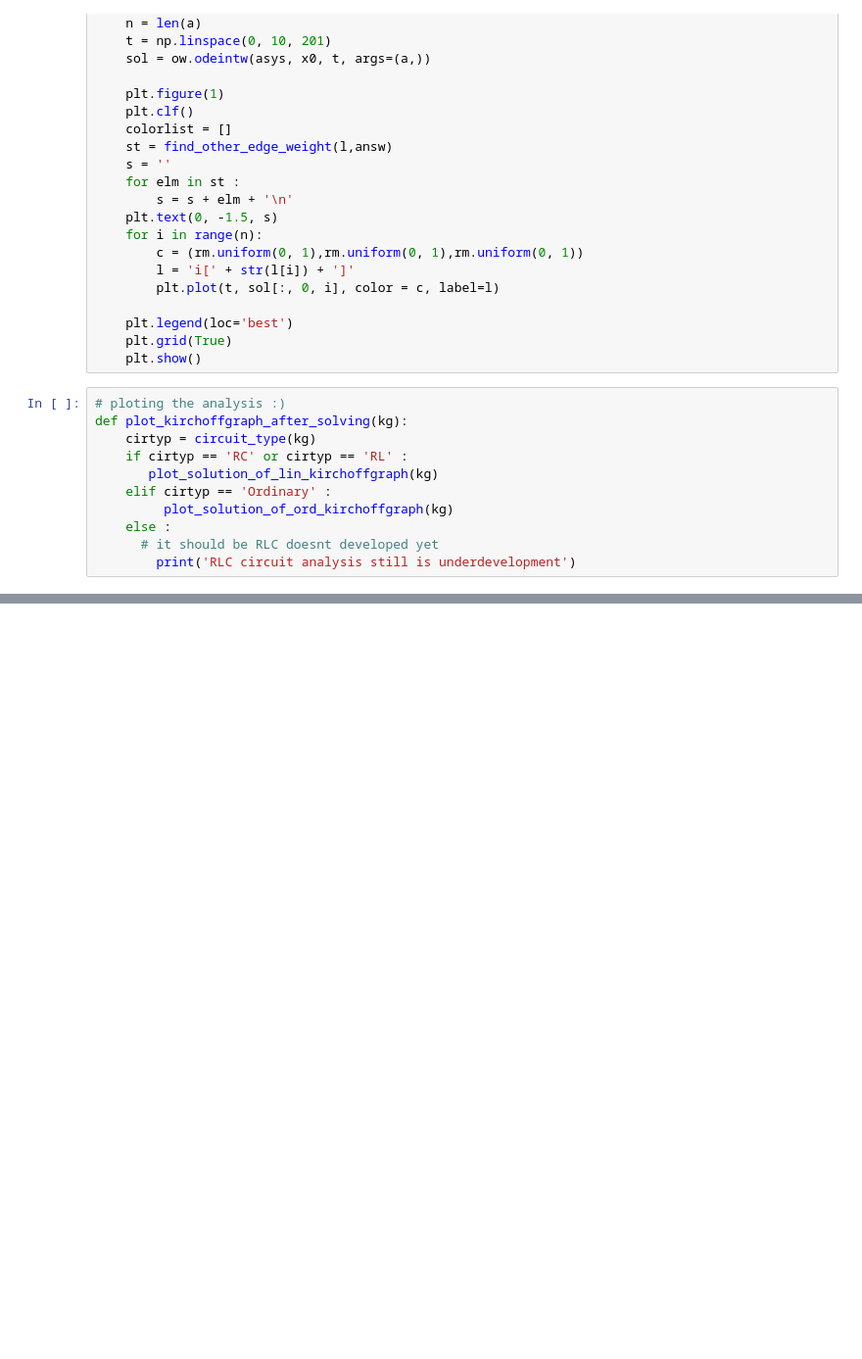
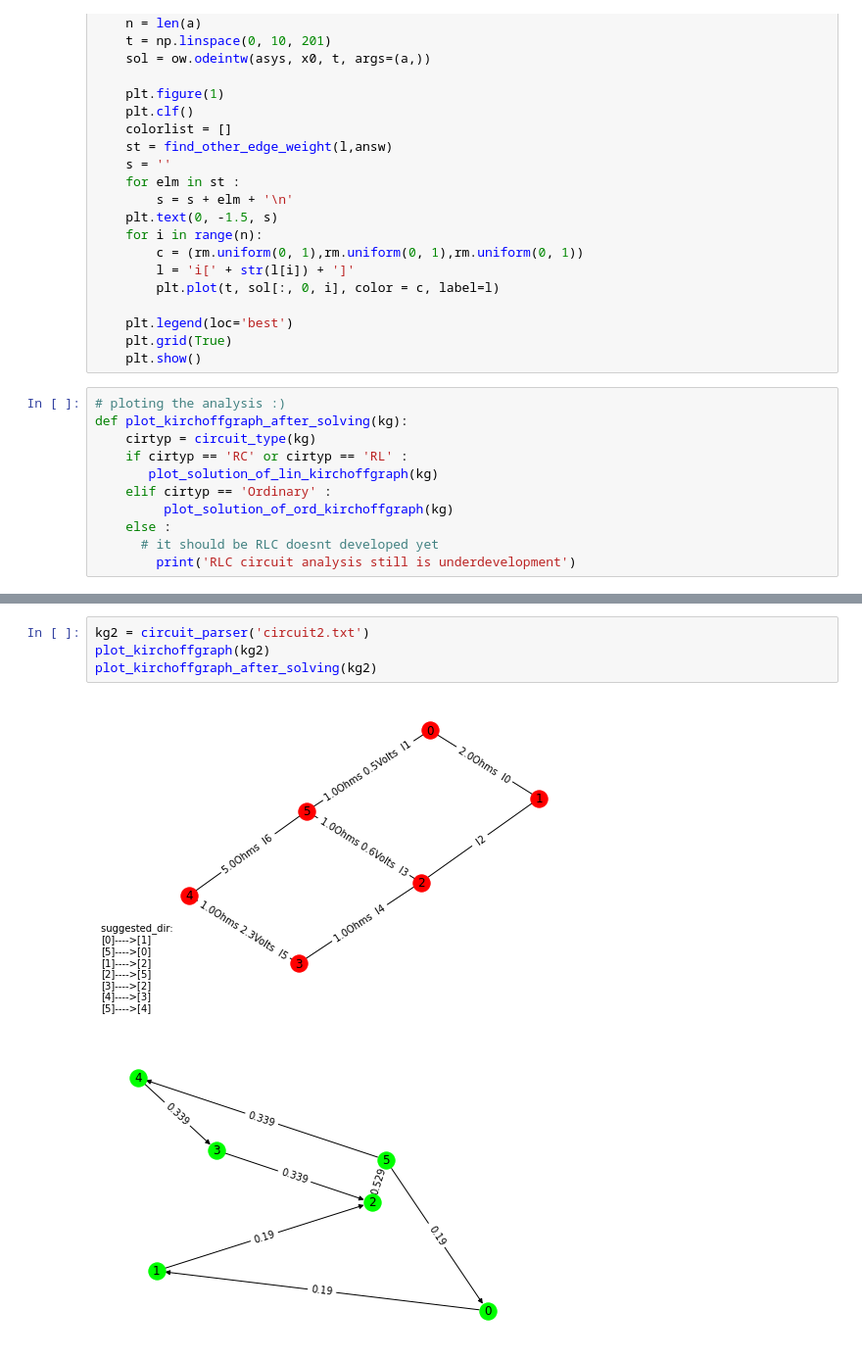
Before and after one commit to Mehrdadghassabi/Gracc, a Jupyter notebook: Source/GRacC.ipynb, the cells around one changed output, grey strips where cells are left out. Shown at 98% size. Drawn from its saved outputs; the diff is of its cells as text; blank space fills up the shorter version.

```diff
--- a/Source/GRacC.ipynb
+++ b/Source/GRacC.ipynb
@@ -535,0 +543,7 @@ def plot_kirchoffgraph_after_solving(kg):
+# %%
+kg2 = circuit_parser('circuit2.txt')
+plot_kirchoffgraph(kg2)
+plot_kirchoffgraph_after_solving(kg2)
+# %% [output]
+[figure, added]
+[figure, added]
```
Also changed, not shown: parts of 6 cells of this notebook.
